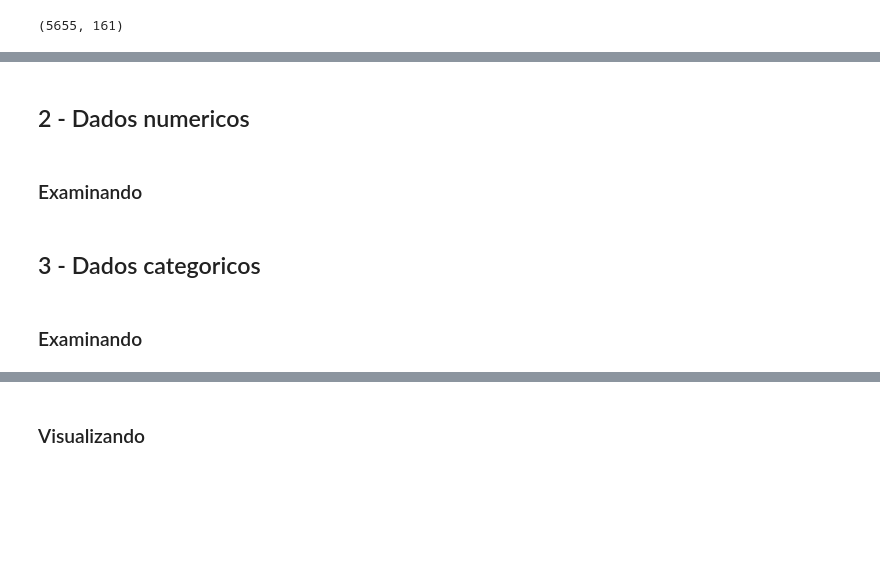
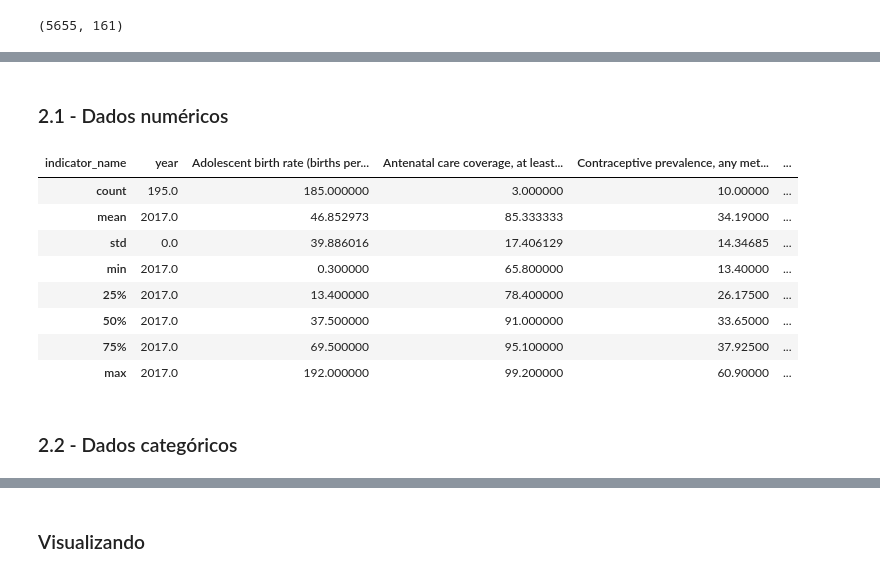
Before and after one commit to andreisha/inf1032-datascience, a Jupyter notebook: T1.1 Analise Descriptiva.ipynb, the cells around one changed output, grey strips where cells are left out. Drawn from its saved outputs; the diff is of its cells as text; code cells hidden in the pictures; blank space fills up the shorter version.

```diff
--- a/T1.1 Analise Descriptiva.ipynb
+++ b/T1.1 Analise Descriptiva.ipynb
@@ -259,4 +292,2 @@ recent_data_gender
 # %% [markdown]
-## 2 - Dados numericos
+### 2.1 - Dados numéricos
-# %% [markdown]
-### Examinando
@@ -268,5 +294,15 @@ data.describe()
-# %% [markdown]
-## 3 - Dados categoricos
-# %% [markdown]
-### Examinando
+# %%
+recent_data_gender.describe()
+# %% [output]
+| indicator_name | year | Adolescent birth rate (births per... | Antenatal care coverage, at least... | Contraceptive prevalence, any met... | ... |
+| count | 195.0 | 185.000000 | 3.000000 | 10.00000 | ... |
+| mean | 2017.0 | 46.852973 | 85.333333 | 34.19000 | ... |
+| std | 0.0 | 39.886016 | 17.406129 | 14.34685 | ... |
+| min | 2017.0 | 0.300000 | 65.800000 | 13.40000 | ... |
+| 25% | 2017.0 | 13.400000 | 78.400000 | 26.17500 | ... |
+| 50% | 2017.0 | 37.500000 | 91.000000 | 33.65000 | ... |
+| 75% | 2017.0 | 69.500000 | 95.100000 | 37.92500 | ... |
+| max | 2017.0 | 192.000000 | 99.200000 | 60.90000 | ... |
+# %% [markdown]
+### 2.2 - Dados categóricos
 # %%
```
Also changed, not shown: parts of 22 cells of this notebook.
